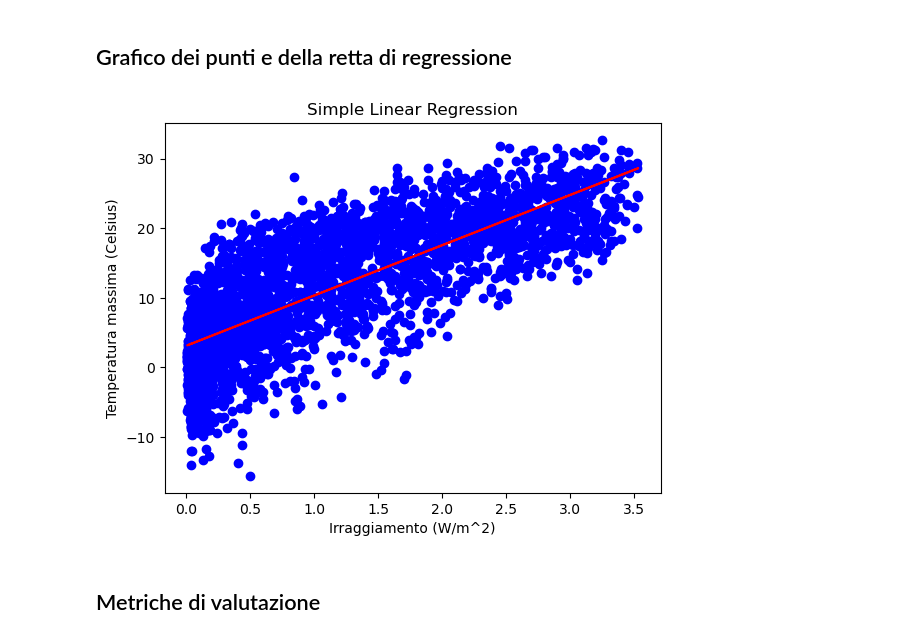
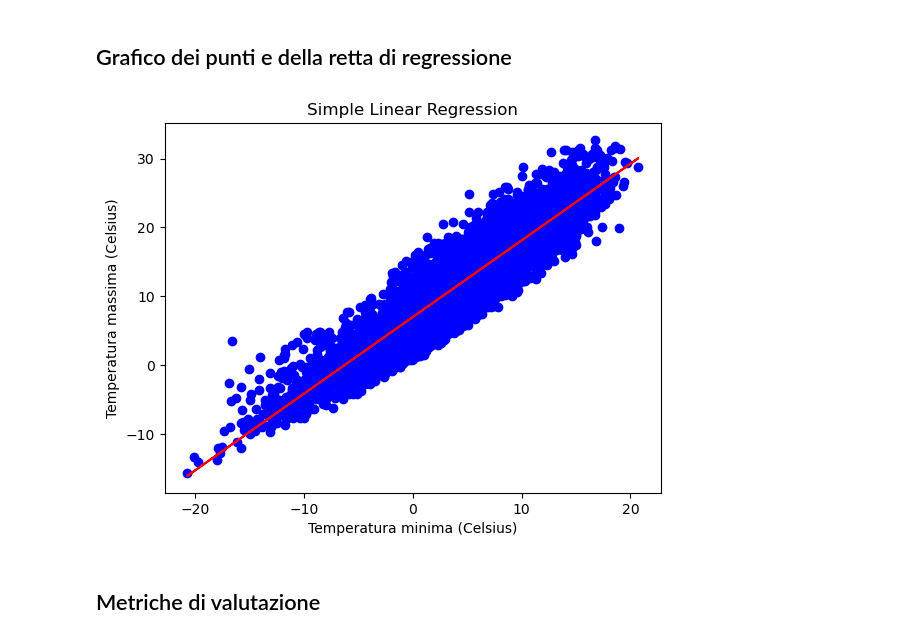
Before and after one commit to aka-buccia/progetto-statistica, a Jupyter notebook: reports/report.ipynb, the cells around one changed output. Cells and saved outputs as stored; diff of their text form; code cells hidden in the pictures.

```diff
--- a/reports/report.ipynb
+++ b/reports/report.ipynb
@@ -466,7 +475,7 @@ Vengono addestrati 4 modelli: SVC lineare, Regressione Logistica, SVM con kernel
 # %% [markdown]
 ## Addestramento del modello e predizione
 # %%
-X = df[f"{citta}_global_radiation"].values.reshape(-1, 1)
+X = df[f"{citta}_temp_min"].values.reshape(-1, 1)
 Y_osservati = df[f"{citta}_temp_max"].values.reshape(-1, 1)
 modello_regressione_lineare = LinearRegression()
 modello_regressione_lineare.fit(X, Y_osservati)
@@ -476,17 +485,17 @@ Y_predetti = modello_regressione_lineare.predict(X)
 # %%
 # Plot the data points and the linear regression line
 plt.scatter(X, Y_osservati, color='blue')
 plt.plot(X, Y_predetti, color='red')
 
 # Add labels and a title to the plot
-plt.xlabel('Irraggiamento (W/m^2)')
+plt.xlabel("Temperatura minima (Celsius)")
 plt.ylabel('Temperatura massima (Celsius)')
 plt.title('Simple Linear Regression')
 
 # Display the plot
 plt.show()
 # %% [output]
-[figure, old version]
+[figure, new version]
 # %% [markdown]
 ## Metriche di valutazione
 # %%
```
Also changed, not shown: parts of 11 cells of this notebook.
